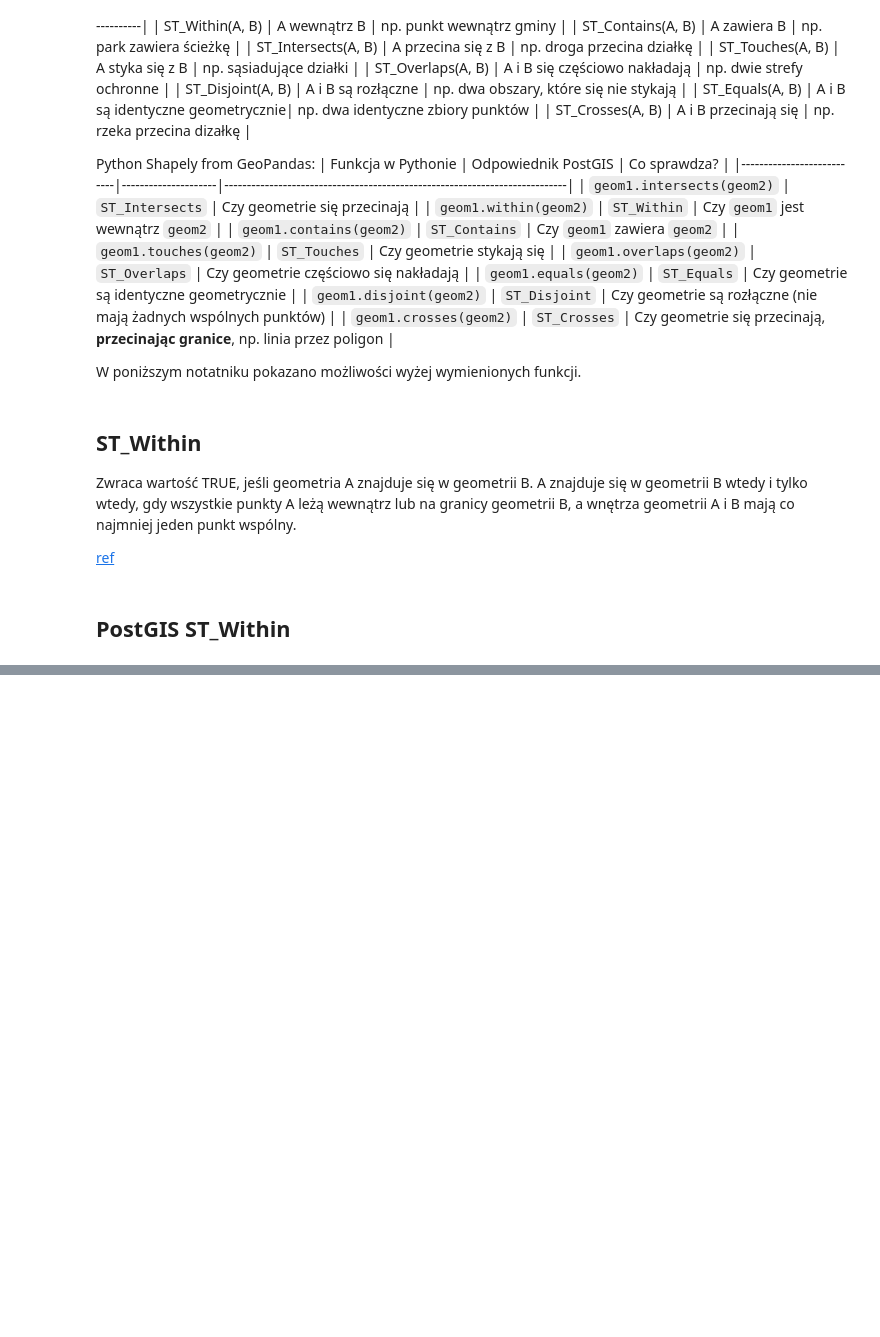
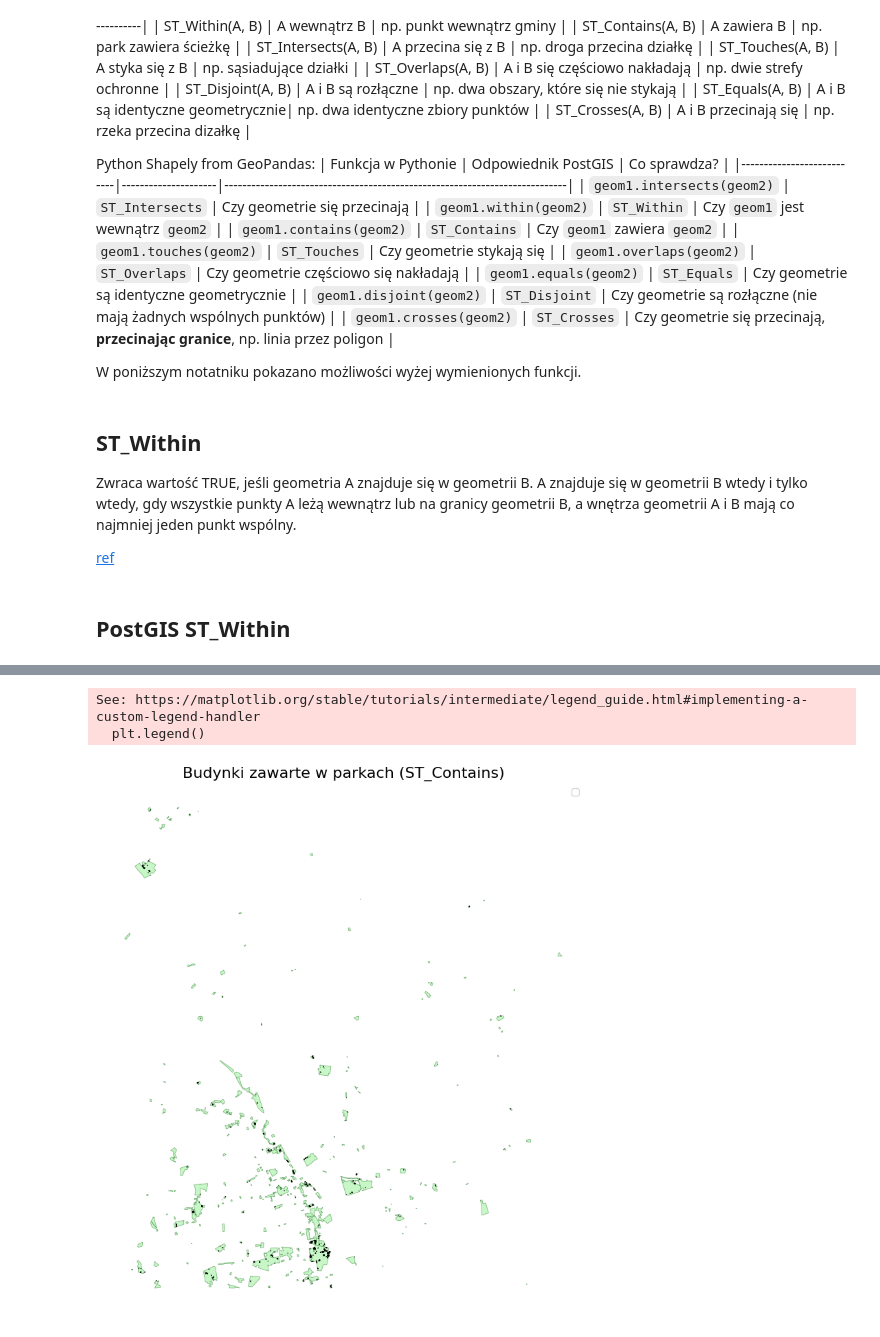
Before and after one commit to FilipBudzynski/spdb, a Jupyter notebook: python/topological_relations.ipynb, the cells around one changed output, grey strips where cells are left out. Drawn from its saved outputs; the diff is of its cells as text; code cells hidden in the pictures; blank space fills up the shorter version.

```diff
--- a/python/topological_relations.ipynb
+++ b/python/topological_relations.ipynb
@@ -89,0 +215,29 @@ See: https://matplotlib.org/stable/tutorials/intermediate/legend_guide.html#impl
+# %%
+parks_containing_buildings_query = """
+   SELECT b.osm_id, b.name AS building_name, p.name AS park_name, b.way
+   FROM planet_osm_polygon b, planet_osm_polygon p
+   WHERE ST_Contains(p.way, b.way)
+     AND p.leisure = 'park'
+     AND b.building IS NOT NULL;
+"""
+
+start_time = time.time()
+buildings_contained_by_parks_gdf = gpd.read_postgis(parks_containing_buildings_query, engine, geom_col='way')
+end_time = time.time()
+print(f"Time elapsed for ST_Contains query: {end_time - start_time:.2f} seconds")
+
+parks_query = """
+   SELECT osm_id, name, way
+   FROM planet_osm_polygon
+   WHERE leisure = 'park';
+"""
+parks_gdf = gpd.read_postgis(parks_query, engine, geom_col='way')
+
+fig, ax = plt.subplots(figsize=(12, 10))
+parks_gdf.plot(ax=ax, color='lightgreen', edgecolor='darkgreen', linewidth=0.5, alpha=0.5, label="Parki")
+buildings_contained_by_parks_gdf.plot(ax=ax, color='skyblue', edgecolor='black', label="Budynki w parkach")
+ax.set_title("Budynki zawarte w parkach (ST_Contains)", fontsize=16)
+plt.axis('off')
+plt.legend()
+plt.show()
+# %% [output]
@@ -89,0 +245,3 @@ See: https://matplotlib.org/stable/tutorials/intermediate/legend_guide.html#impl
+See: https://matplotlib.org/stable/tutorials/intermediate/legend_guide.html#implementing-a-custom-legend-handler
+  plt.legend()
+[figure, added]
```
Also changed, not shown: parts of 23 cells of this notebook, 2 other files.
